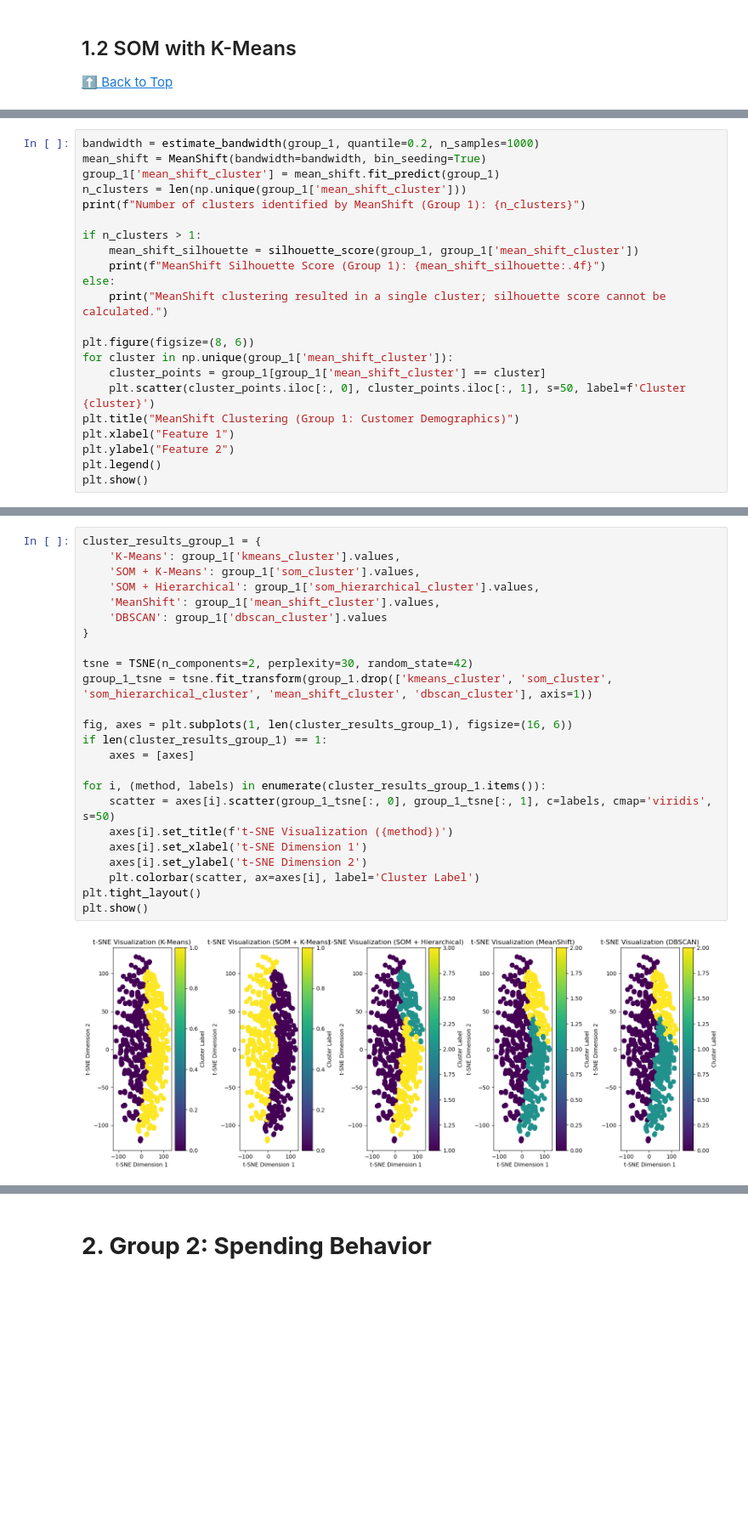
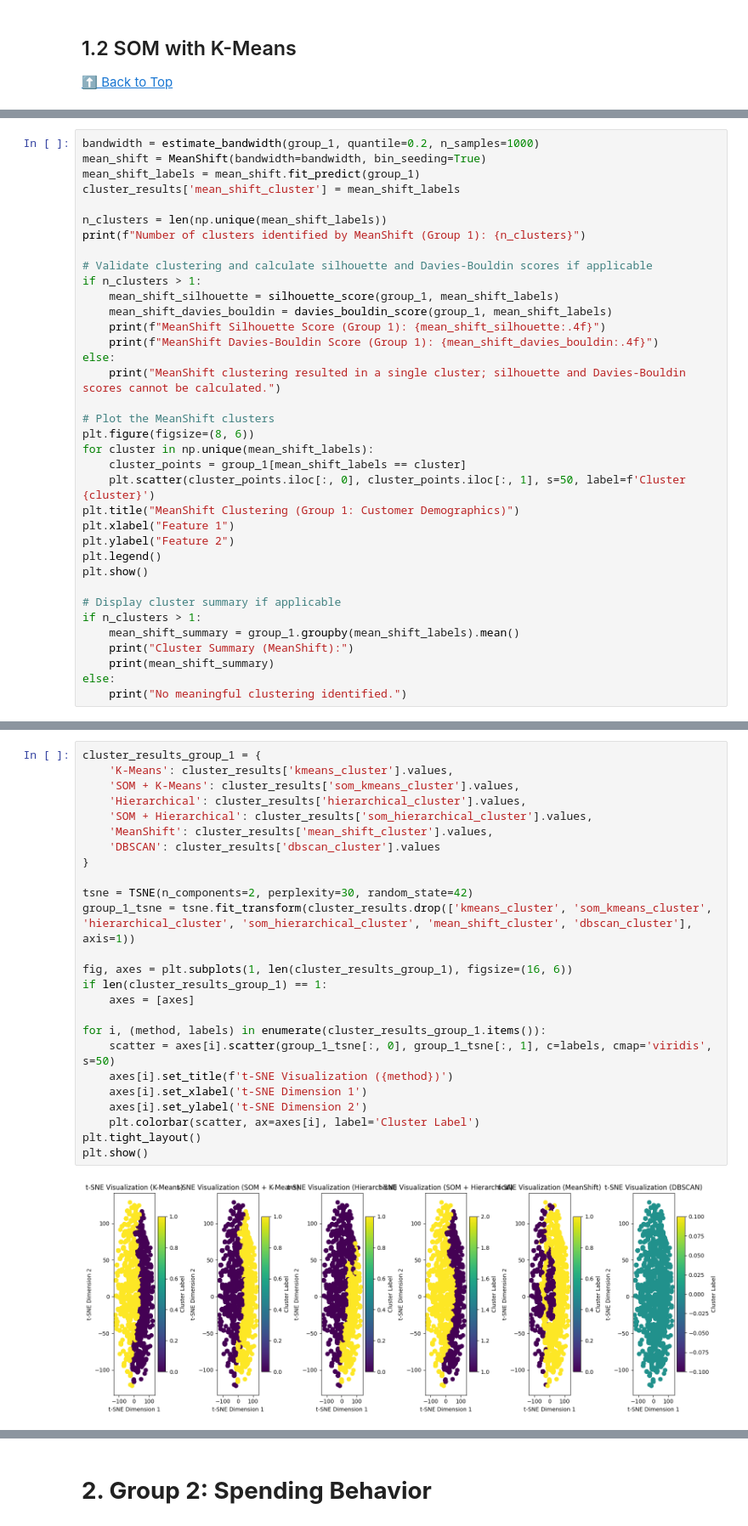
Before and after one commit to gugaaa1904/Data_Mining, a Jupyter notebook: Group 51 Clustering.ipynb, the cells around one changed output, grey strips where cells are left out. Shown at 85% size. Saved outputs shown, nothing was run; the diff lists cells and outputs as text; blank space fills up the shorter version.

```diff
--- a/Group 51 Clustering.ipynb
+++ b/Group 51 Clustering.ipynb
@@ -409,23 +589,37 @@ som_hierarchical_cluster
 # %%
 bandwidth = estimate_bandwidth(group_1, quantile=0.2, n_samples=1000)
 mean_shift = MeanShift(bandwidth=bandwidth, bin_seeding=True)
-group_1['mean_shift_cluster'] = mean_shift.fit_predict(group_1)
-n_clusters = len(np.unique(group_1['mean_shift_cluster']))
+mean_shift_labels = mean_shift.fit_predict(group_1)
+cluster_results['mean_shift_cluster'] = mean_shift_labels
+
+n_clusters = len(np.unique(mean_shift_labels))
 print(f"Number of clusters identified by MeanShift (Group 1): {n_clusters}")
 
+# Validate clustering and calculate silhouette and Davies-Bouldin scores if applicable
 if n_clusters > 1:
-    mean_shift_silhouette = silhouette_score(group_1, group_1['mean_shift_cluster'])
+    mean_shift_silhouette = silhouette_score(group_1, mean_shift_labels)
+    mean_shift_davies_bouldin = davies_bouldin_score(group_1, mean_shift_labels)
     print(f"MeanShift Silhouette Score (Group 1): {mean_shift_silhouette:.4f}")
+    print(f"MeanShift Davies-Bouldin Score (Group 1): {mean_shift_davies_bouldin:.4f}")
 else:
-    print("MeanShift clustering resulted in a single cluster; silhouette score cannot be calculated.")
+    print("MeanShift clustering resulted in a single cluster; silhouette and Davies-Bouldin scores cannot be calculated.")
 
+# Plot the MeanShift clusters
 plt.figure(figsize=(8, 6))
-for cluster in np.unique(group_1['mean_shift_cluster']):
-    cluster_points = group_1[group_1['mean_shift_cluster'] == cluster]
+for cluster in np.unique(mean_shift_labels):
+    cluster_points = group_1[mean_shift_labels == cluster]
     plt.scatter(cluster_points.iloc[:, 0], cluster_points.iloc[:, 1], s=50, label=f'Cluster {cluster}')
 plt.title("MeanShift Clustering (Group 1: Customer Demographics)")
 plt.xlabel("Feature 1")
 plt.ylabel("Feature 2")
 plt.legend()
 plt.show()
+
+# Display cluster summary if applicable
+if n_clusters > 1:
+    mean_shift_summary = group_1.groupby(mean_shift_labels).mean()
+    print("Cluster Summary (MeanShift):")
+    print(mean_shift_summary)
+else:
+    print("No meaningful clustering identified.")
 # %% [output]
@@ -570,27 +793,28 @@ dbscan_cluster
 [⬆️ Back to Top](#top)
 # %%
 cluster_results_group_1 = {
-    'K-Means': group_1['kmeans_cluster'].values,
-    'SOM + K-Means': group_1['som_cluster'].values,
-    'SOM + Hierarchical': group_1['som_hierarchical_cluster'].values,
-    'MeanShift': group_1['mean_shift_cluster'].values,
-    'DBSCAN': group_1['dbscan_cluster'].values
+    'K-Means': cluster_results['kmeans_cluster'].values,
+    'SOM + K-Means': cluster_results['som_kmeans_cluster'].values,
+    'Hierarchical': cluster_results['hierarchical_cluster'].values,
+    'SOM + Hierarchical': cluster_results['som_hierarchical_cluster'].values,
+    'MeanShift': cluster_results['mean_shift_cluster'].values,
+    'DBSCAN': cluster_results['dbscan_cluster'].values
 }
 
 tsne = TSNE(n_components=2, perplexity=30, random_state=42)
-group_1_tsne = tsne.fit_transform(group_1.drop(['kmeans_cluster', 'som_cluster', 'som_hierarchical_cluster', 'mean_shift_cluster', 'dbscan_cluster'], axis=1))
+group_1_tsne = tsne.fit_transform(cluster_results.drop(['kmeans_cluster', 'som_kmeans_cluster', 'hierarchical_cluster', 'som_hierarchical_cluster', 'mean_shift_cluster', 'dbscan_cluster'], axis=1))
 
 fig, axes = plt.subplots(1, len(cluster_results_group_1), figsize=(16, 6))
 if len(cluster_results_group_1) == 1:
     axes = [axes]
 
 for i, (method, labels) in enumerate(cluster_results_group_1.items()):
     scatter = axes[i].scatter(group_1_tsne[:, 0], group_1_tsne[:, 1], c=labels, cmap='viridis', s=50)
     axes[i].set_title(f't-SNE Visualization ({method})')
     axes[i].set_xlabel('t-SNE Dimension 1')
     axes[i].set_ylabel('t-SNE Dimension 2')
     plt.colorbar(scatter, ax=axes[i], label='Cluster Label')
 plt.tight_layout()
 plt.show()
 # %% [output]
-[figure, old version]
+[figure, new version]
```
Also changed, not shown: parts of 113 cells of this notebook, 4 other files.
